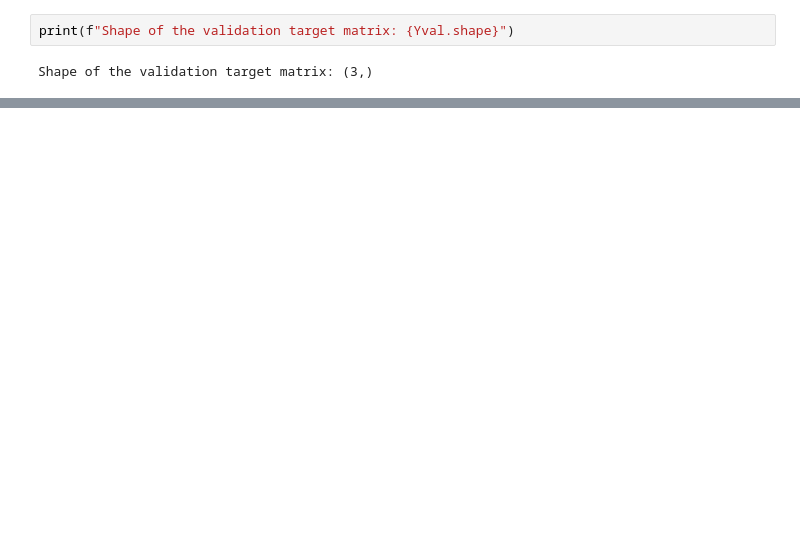
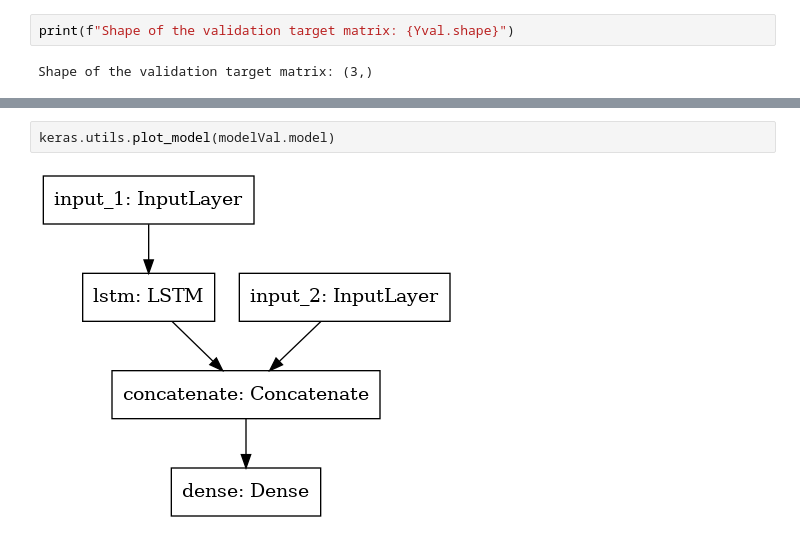
Before and after one commit to Eligijus112/covid19-Lithuania, a Jupyter notebook: LSTM series.ipynb, the cells around one changed output, grey strips where cells are left out. Saved outputs shown, nothing was run; the diff lists cells and outputs as text; blank space fills up the shorter version.

```diff
--- a/LSTM series.ipynb
+++ b/LSTM series.ipynb
@@ -200,0 +193,4 @@ Epoch 600/600
+# %%
+keras.utils.plot_model(modelVal.model)
+# %% [output]
+[figure, added]
```
Also changed, not shown: parts of 33 cells of this notebook, 7 other files.
